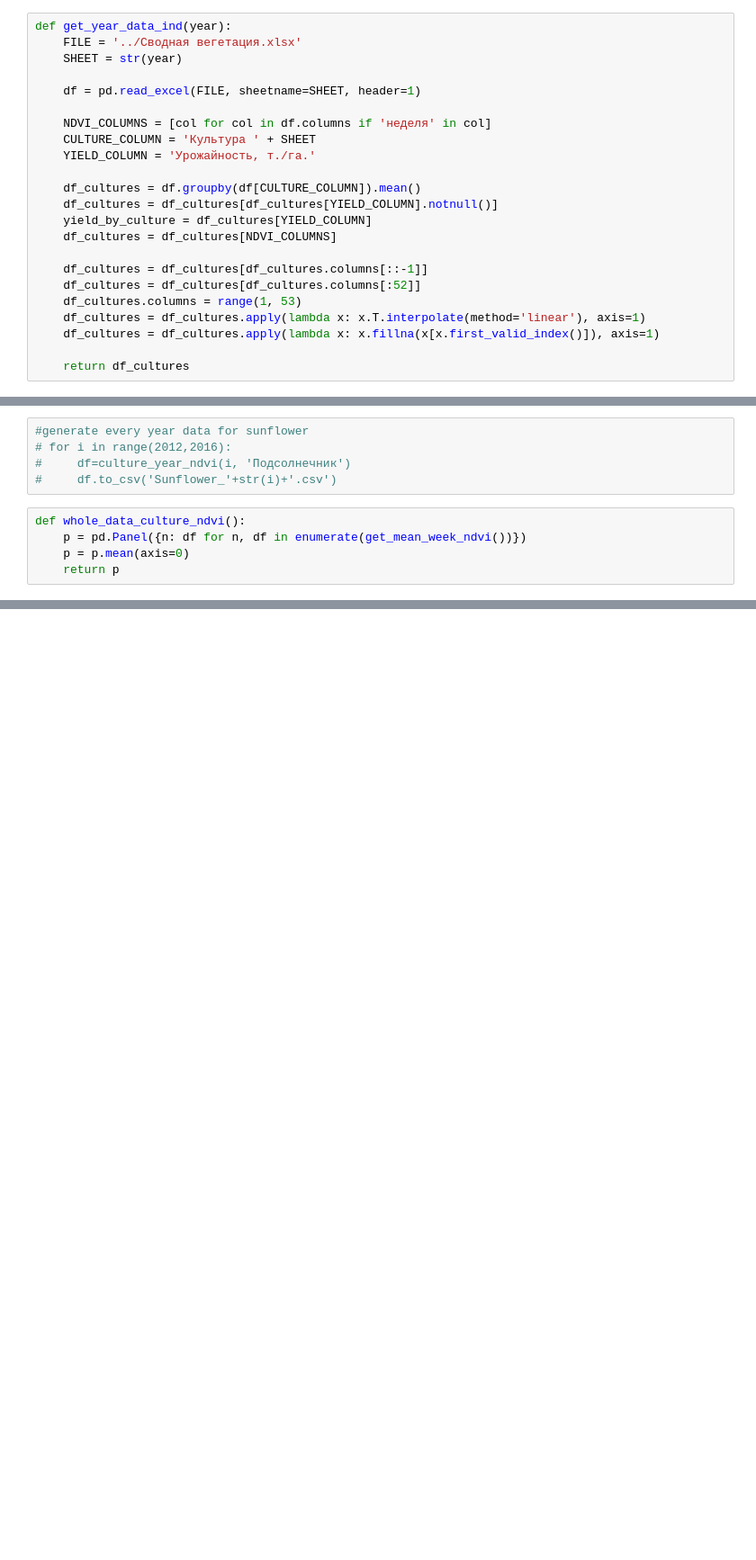
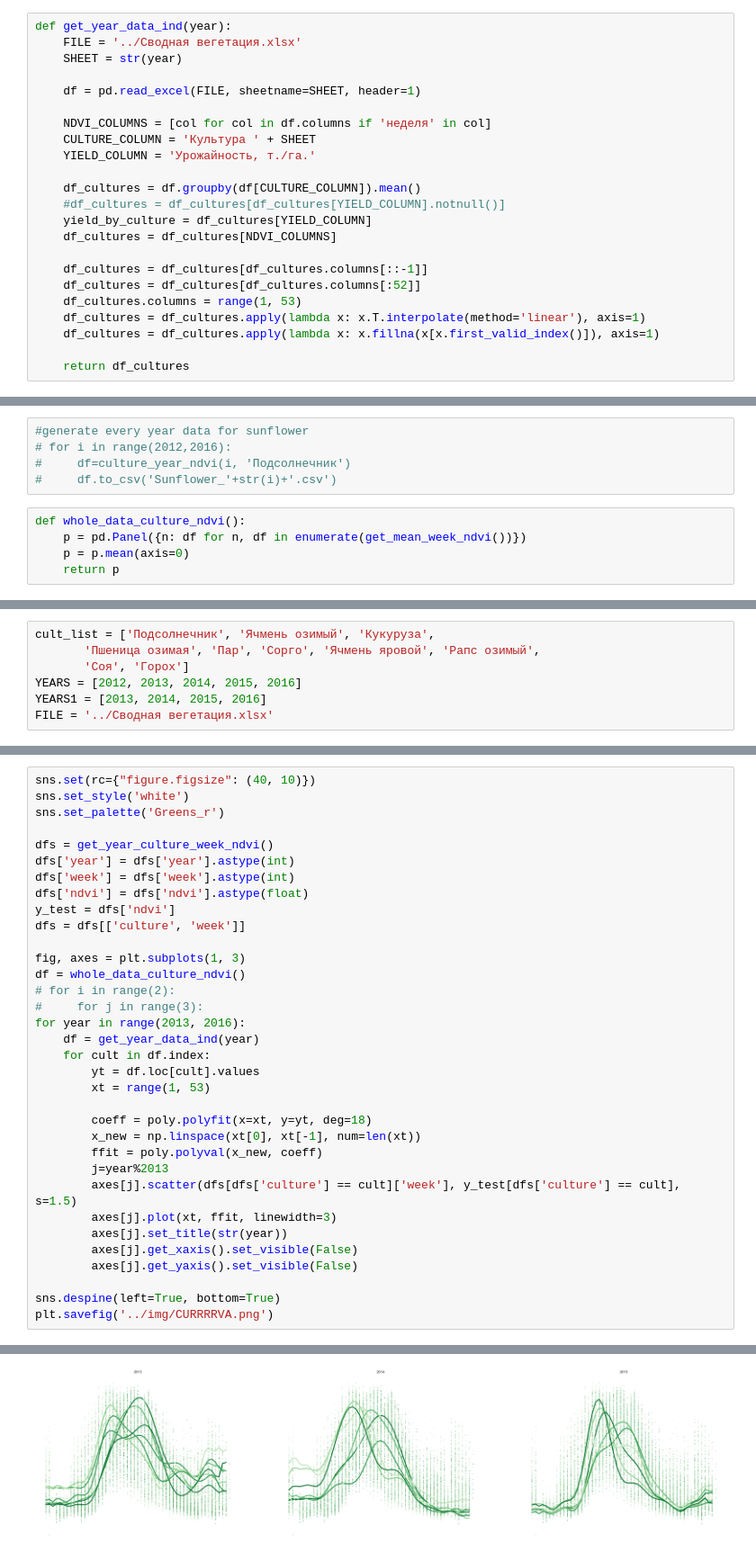
Before and after one commit to DFS-UCU/UkrainianAgriculture, a Jupyter notebook: notebooks/NDVI_normalized.ipynb, the cells around one changed output, grey strips where cells are left out. Shown: that part at 90% size. Saved outputs shown, nothing was run; the diff lists cells and outputs as text; blank space fills up the shorter version.

```diff
--- a/notebooks/NDVI_normalized.ipynb
+++ b/notebooks/NDVI_normalized.ipynb
@@ -43,7 +43,7 @@ def get_year_data_ind(year):
     YIELD_COLUMN = 'Урожайность, т./га.'
 
     df_cultures = df.groupby(df[CULTURE_COLUMN]).mean()
-    df_cultures = df_cultures[df_cultures[YIELD_COLUMN].notnull()]
+    #df_cultures = df_cultures[df_cultures[YIELD_COLUMN].notnull()]
     yield_by_culture = df_cultures[YIELD_COLUMN]
     df_cultures = df_cultures[NDVI_COLUMNS]
 
@@ -143,0 +144,7 @@ Pandas provides a `.to_xarray()` method to help automate this conversion.
+# %%
+cult_list = ['Подсолнечник', 'Ячмень озимый', 'Кукуруза',
+       'Пшеница озимая', 'Пар', 'Сорго', 'Ячмень яровой', 'Рапс озимый',
+       'Соя', 'Горох']
+YEARS = [2012, 2013, 2014, 2015, 2016]
+YEARS1 = [2013, 2014, 2015, 2016]
+FILE = '../Сводная вегетация.xlsx'
@@ -143,0 +179,35 @@ Pandas provides a `.to_xarray()` method to help automate this conversion.
+# %%
+sns.set(rc={"figure.figsize": (40, 10)})
+sns.set_style('white')
+sns.set_palette('Greens_r')
+
+dfs = get_year_culture_week_ndvi()
+dfs['year'] = dfs['year'].astype(int)
+dfs['week'] = dfs['week'].astype(int)
+dfs['ndvi'] = dfs['ndvi'].astype(float)
+y_test = dfs['ndvi']
+dfs = dfs[['culture', 'week']]
+
+fig, axes = plt.subplots(1, 3)
+df = whole_data_culture_ndvi()
+# for i in range(2):
+#     for j in range(3):
+for year in range(2013, 2016):
+    df = get_year_data_ind(year)
+    for cult in df.index:
+        yt = df.loc[cult].values
+        xt = range(1, 53)
+
+        coeff = poly.polyfit(x=xt, y=yt, deg=18)
+        x_new = np.linspace(xt[0], xt[-1], num=len(xt))
+        ffit = poly.polyval(x_new, coeff)
+        j=year%2013
+        axes[j].scatter(dfs[dfs['culture'] == cult]['week'], y_test[dfs['culture'] == cult], s=1.5)
+        axes[j].plot(xt, ffit, linewidth=3)
+        axes[j].set_title(str(year))
+        axes[j].get_xaxis().set_visible(False)
+        axes[j].get_yaxis().set_visible(False)
+
+sns.despine(left=True, bottom=True)
+plt.savefig('../img/CURRRRVA.png')
+# %% [output]
@@ -143,0 +220 @@ Pandas provides a `.to_xarray()` method to help automate this conversion.
+[figure, added]
```
Also changed, not shown: parts of 8 cells of this notebook, 1 other file.
